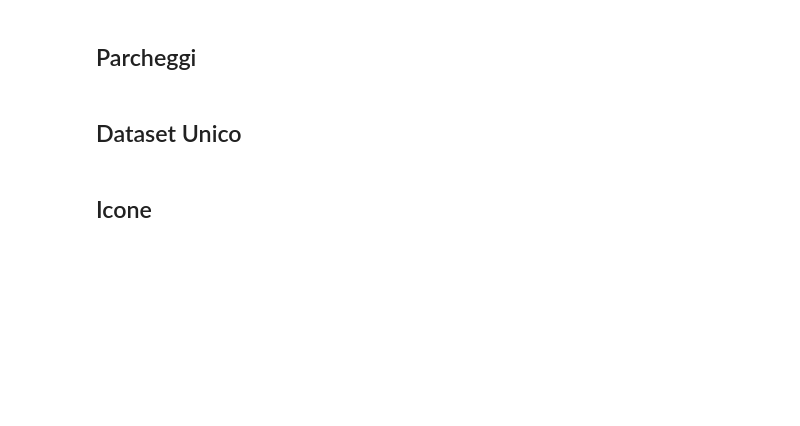
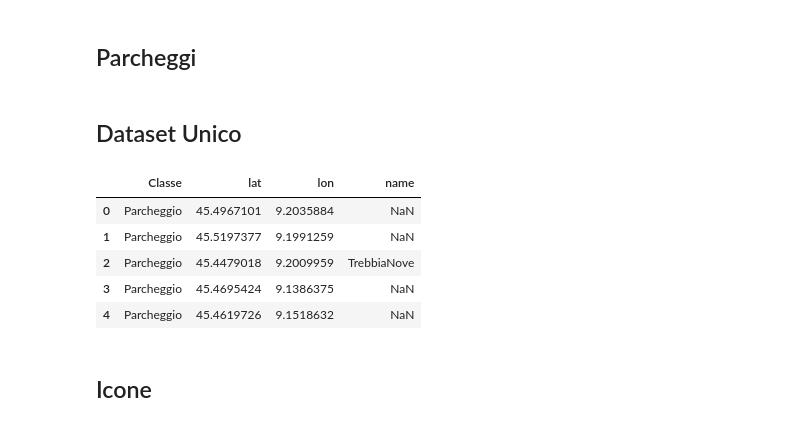
Before and after one commit to fog97/Comics_Map, a Jupyter notebook: Novegro/GeocodingNovegro.ipynb, the cells around one changed output. Cells and saved outputs as stored; diff of their text form; code cells hidden in the pictures; blank space fills up the shorter version.

```diff
--- a/Novegro/GeocodingNovegro.ipynb
+++ b/Novegro/GeocodingNovegro.ipynb
@@ -105,6 +105,16 @@ parcheggi_complete.head()
 ## Dataset Unico
 # %%
 map_data=pd.concat([parcheggi_complete, bus,train,metro], ignore_index=True)
+# %%
+map_data=pd.read_csv("map_data.csv",dtype=object, index_col=0)
+map_data.head()
+# %% [output]
+|  | Classe | lat | lon | name |
+| 0 | Parcheggio | 45.4967101 | 9.2035884 | NaN |
+| 1 | Parcheggio | 45.5197377 | 9.1991259 | NaN |
+| 2 | Parcheggio | 45.4479018 | 9.2009959 | TrebbiaNove |
+| 3 | Parcheggio | 45.4695424 | 9.1386375 | NaN |
+| 4 | Parcheggio | 45.4619726 | 9.1518632 | NaN |
 # %% [markdown]
 ## Icone
 # %%
```
Also changed, not shown: parts of 2 cells of this notebook, 1 other file.
